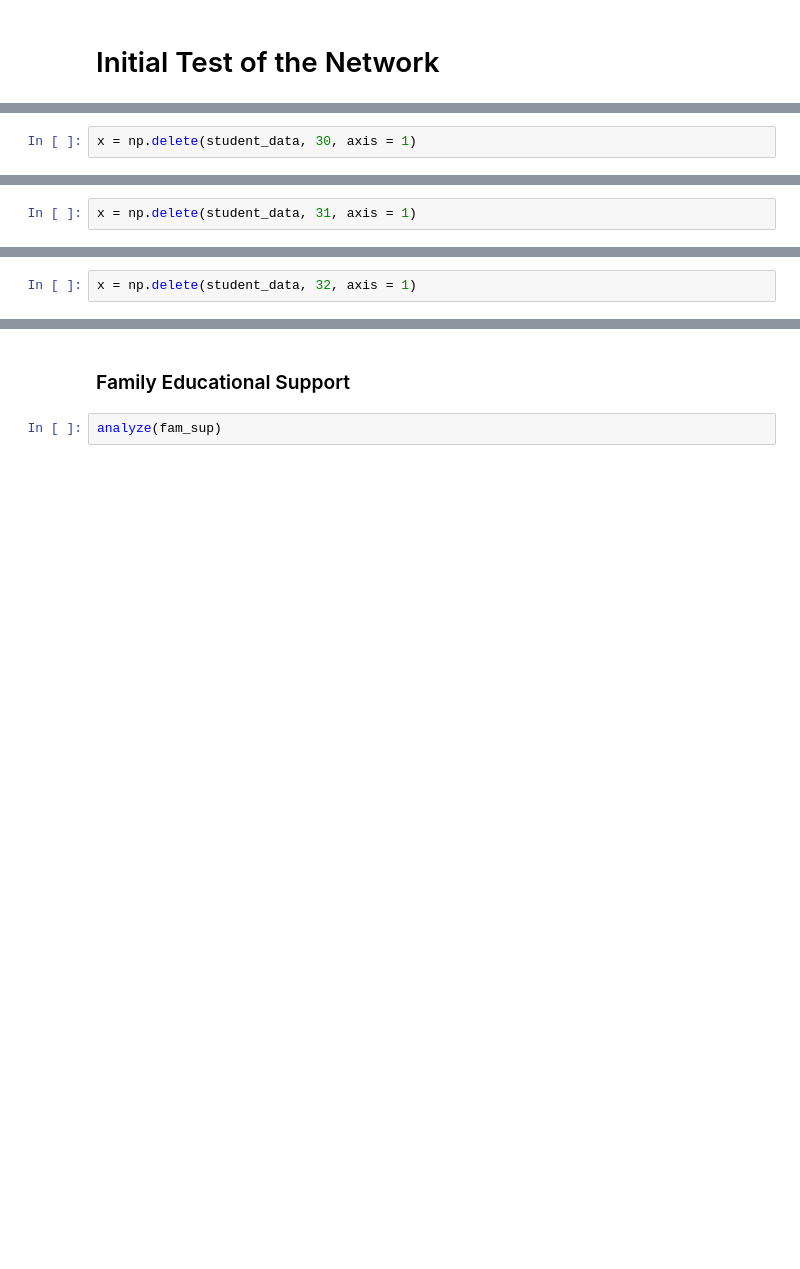
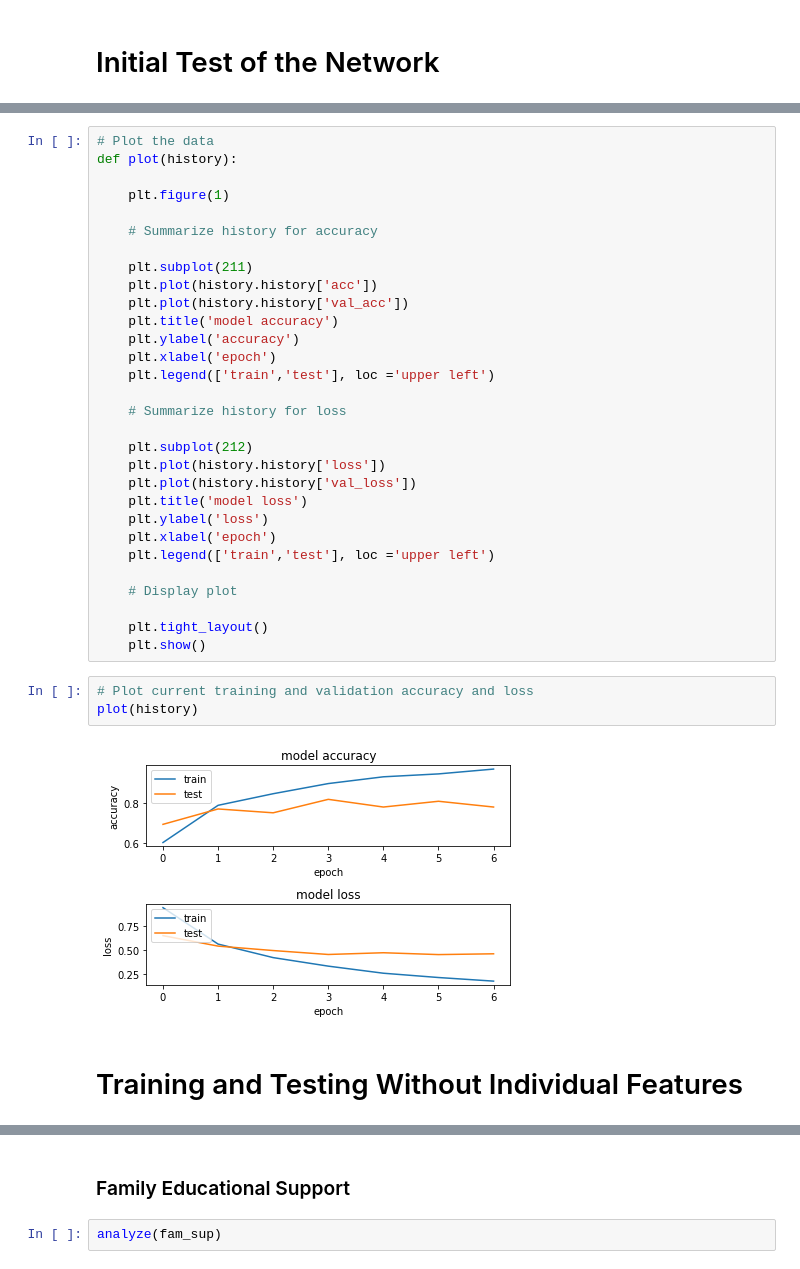
Before and after one commit to CSCI4850/S19-team3-project, a Jupyter notebook: LSTM1.ipynb, the cells around one changed output, grey strips where cells are left out. Cells and saved outputs as stored; diff of their text form; blank space fills up the shorter version.

```diff
--- a/LSTM1.ipynb
+++ b/LSTM1.ipynb
@@ -1981,2 +245,0 @@ G1
-# %%
-x = np.delete(student_data, 30, axis = 1)
@@ -2038,2 +245,0 @@ G2
-# %%
-x = np.delete(student_data, 31, axis = 1)
@@ -2095,2 +245,0 @@ G3
-# %%
-x = np.delete(student_data, 32, axis = 1)
@@ -2252,0 +272,37 @@ for i in range(student_data.shape[0]):
+# %%
+# Plot the data
+def plot(history):
+
+    plt.figure(1)
+
+    # Summarize history for accuracy
+
+    plt.subplot(211)
+    plt.plot(history.history['acc'])
+    plt.plot(history.history['val_acc'])
+    plt.title('model accuracy')
+    plt.ylabel('accuracy')
+    plt.xlabel('epoch')
+    plt.legend(['train','test'], loc ='upper left')
+
+    # Summarize history for loss
+
+    plt.subplot(212)
+    plt.plot(history.history['loss'])
+    plt.plot(history.history['val_loss'])
+    plt.title('model loss')
+    plt.ylabel('loss')
+    plt.xlabel('epoch')
+    plt.legend(['train','test'], loc ='upper left')
+
+    # Display plot
+
+    plt.tight_layout()
+    plt.show()
+# %%
+# Plot current training and validation accuracy and loss
+plot(history)
+# %% [output]
+[figure, added]
+# %% [markdown]
+# Training and Testing Without Individual Features
```
Also changed, not shown: parts of 283 cells of this notebook.
